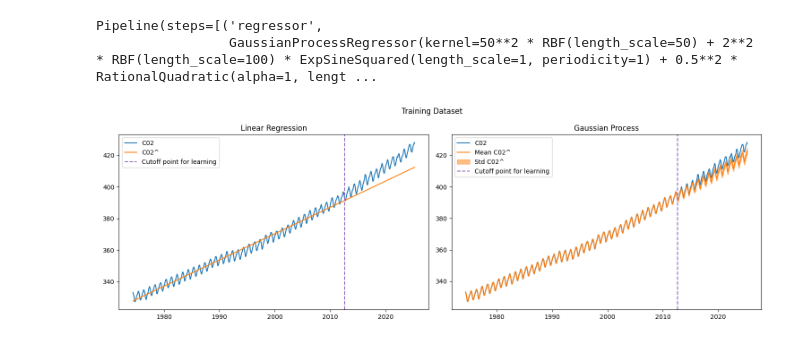
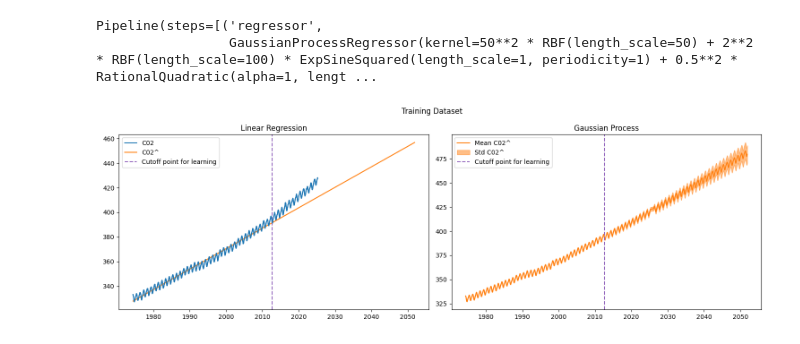
Before and after one commit to Gabriel-R-Parra/numerical-analysis-climate-report, a Jupyter notebook: project/CO2-MaunaLoa/least_squares.ipynb, the cells around one changed output. Cells and saved outputs as stored; diff of their text form; code cells hidden in the pictures.

Commit message:
Added additional years to test gaussian uncertainty

```diff
--- a/project/CO2-MaunaLoa/least_squares.ipynb
+++ b/project/CO2-MaunaLoa/least_squares.ipynb
@@ -47,6 +47,14 @@ gpp_model.fit(x_train, y_train)
 # %% [output]
 Pipeline(steps=[('regressor',
                  GaussianProcessRegressor(kernel=50**2 * RBF(length_scale=50) + 2**2 * RBF(length_scale=100) * ExpSineSquared(length_scale=1, periodicity=1) + 0.5**2 * RationalQuadratic(alpha=1, lengt ...
+# %%
+def create_days_of_year(years=1):
+    dates = pd.DataFrame(pd.date_range(start='2026-01-01', periods=years*365, freq='D'), columns=["Date"])
+    dates["Day"] = dates["Date"].dt.day
+    dates["Month"] = dates["Date"].dt.month
+    dates["Year"] = dates["Date"].dt.year
+    dates["Exact"] = dates["Day"] / 31 + dates["Month"] / 12 + dates["Year"]
+    return dates[["Exact"]]
 # %%
 def create_full_table(features, labels, predictions, stds=None):
     features = features.copy()
@@ -56,7 +64,7 @@ def create_full_table(features, labels, predictions, stds=None):
         features["Std"] = stds
     return features.sort_values("Exact")
 # %%
-features_combined = pd.concat([x_train, x_test], axis=0, ignore_index=False)
+features_combined = pd.concat([x_train, x_test, create_days_of_year(25)], axis=0, ignore_index=False)
 labels_combined = pd.concat([y_train, y_test], axis=0, ignore_index=False)
 
 linear_predictions = linear_model.predict(features_combined)
@@ -69,20 +77,20 @@ gpp_table = create_full_table(features_combined, labels_combined, gpp_means, gpp
 # %%
 fig, ax = plt.subplots(1, 2, figsize=(15, 5), sharex=False, sharey=False)
 
 ax[0].set_title("Linear Regression")
-ax[0].plot(linear_table["Exact"], linear_table["C02"], c="tab:blue", label="C02")
+ax[0].plot(linear_table["Exact"].iloc[:len(labels_combined)], linear_table["C02"].iloc[:len(labels_combined)], c="tab:blue", label="C02")
 ax[0].plot(linear_table["Exact"], linear_table["C02^"], c="tab:orange", label="C02^")
 ax[0].axvline(x=x_test["Exact"].iloc[0], color='tab:purple', linestyle='--', label="Cutoff point for learning")
 ax[0].legend()
 
 ax[1].set_title("Gaussian Process")
-ax[1].plot(gpp_table["Exact"], gpp_table["C02"], c="tab:blue", label="C02")
+ax[0].plot(gpp_table["Exact"].iloc[:len(labels_combined)], gpp_table["C02"].iloc[:len(labels_combined)], c="tab:blue", label="C02")
 ax[1].plot(gpp_table["Exact"], gpp_table["C02^"], c="tab:orange", label="Mean C02^")
 ax[1].fill_between(gpp_table["Exact"], gpp_table["C02^"] - gpp_table["Std"], gpp_table["C02^"] + gpp_table["Std"], label="Std C02^", color="tab:orange", alpha=.5)
 ax[1].axvline(x=x_test["Exact"].iloc[0], color='tab:purple', linestyle='--', label="Cutoff point for learning")
 ax[1].legend()
 
 fig.suptitle("Training Dataset")
 fig.tight_layout()
 # %% [output]
-[figure, old version]
+[figure, new version]
```
